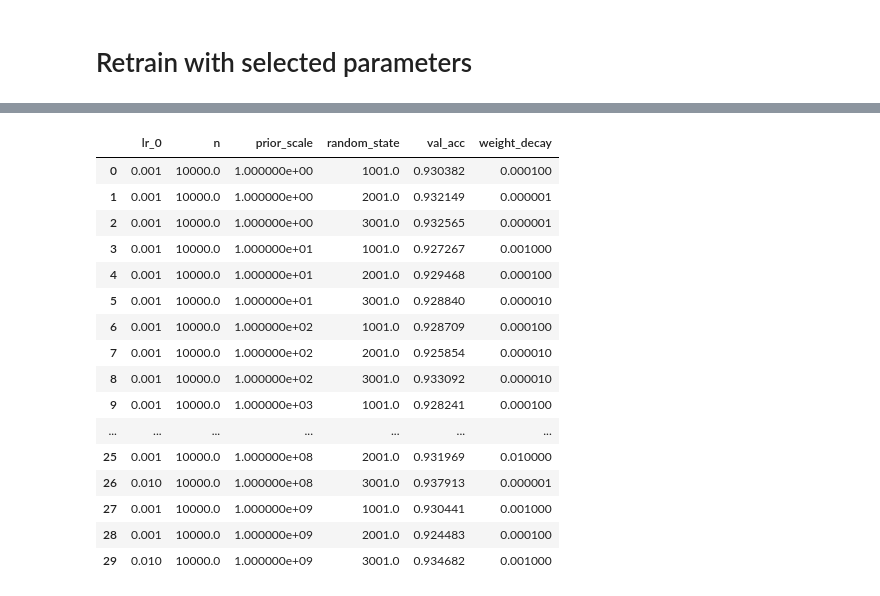
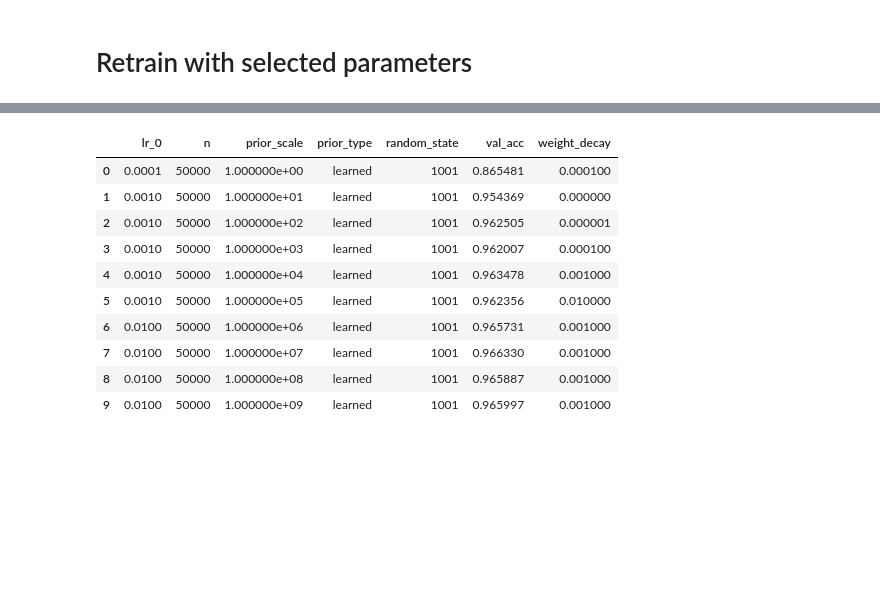
Before and after one commit to tufts-ml/bdl-transfer-learning, a Jupyter notebook: notebooks/CIFAR-10.ipynb, the cells around one changed output, grey strips where cells are left out. Drawn from its saved outputs; the diff is of its cells as text; code cells hidden in the pictures; blank space fills up the shorter version.

```diff
--- a/notebooks/CIFAR-10.ipynb
+++ b/notebooks/CIFAR-10.ipynb
@@ -53,22 +120,19 @@ print(count)
 dataset_path = '/cluster/tufts/hugheslab/eharve06/CIFAR-10'
 experiments_path = '/cluster/tufts/hugheslab/eharve06/bdl-transfer-learning/experiments/tuned_CIFAR-10'
 lr_0s = np.logspace(-1, -4, num=4)
-ns = [10, 100]
+ns = [10, 100, 1000, 10000, 50000]
 prior_path = '/cluster/tufts/hugheslab/eharve06/resnet50_ssl_prior'
 prior_scales = np.logspace(0, 9, num=10)
+prior_type = 'learned'
 random_states = [1001, 2001, 3001]
 weight_decays = np.append(np.logspace(-2, -6, num=5), 0)
 count = -1
-flag = False
 for lr_0, n, prior_scale, random_state, weight_decay in itertools.product(lr_0s, ns, prior_scales, random_states, weight_decays):
-    model_name = 'learned_lr_0={}_n={}_prior_scale={}_random_state={}_weight_decay={}'\
-    .format(lr_0, n, prior_scale, random_state, weight_decay)
-    if model_name == 'learned_lr_0=0.0001_n=100_prior_scale=1.0_random_state=2001_weight_decay=1e-06':
-        flag = True
-    if flag:
-        count += 1
-        print('    "python ../src/CIFAR10_main.py --dataset_path=\'{}\' --experiments_path=\'{}\' --learned_prior --lr_0={} --model_name=\'{}\' --n={} --prior_path=\'{}\' --prior_scale={} --random_state={} --tune --wandb --weight_decay={}"'\
-              .format(dataset_path, experiments_path, lr_0, model_name, n, prior_path, prior_scale, random_state, weight_decay))
+    model_name = '{}_lr_0={}_n={}_prior_scale={}_random_state={}_weight_decay={}'\
+    .format(prior_type, lr_0, n, prior_scale, random_state, weight_decay)
+    count += 1
+    print('    "python ../src/CIFAR10_main.py --dataset_path=\'{}\' --experiments_path=\'{}\' --lr_0={} --model_name=\'{}\' --n={} --prior_path=\'{}\' --prior_scale={} --prior_type=\'{}\' --random_state={} --tune --wandb --weight_decay={}"'\
+          .format(dataset_path, experiments_path, lr_0, model_name, n, prior_path, prior_scale, prior_type, random_state, weight_decay))
 print(count)
 # %% [output]
     "python ../src/CIFAR10_main.py --dataset_path='/cluster/tufts/hugheslab/eharve06/CIFAR-10' --experiments_path='/cluster/tufts/hugheslab/eharve06/bdl-transfer-learning/experiments/tuned_CIFAR-10' - ...
@@ -90,0 +155,19 @@ print(count)
+# %%
+dataset_path = '/cluster/tufts/hugheslab/eharve06/CIFAR-10'
+experiments_path = '/cluster/tufts/hugheslab/eharve06/bdl-transfer-learning/experiments/tuned_CIFAR-10'
+lr_0s = np.logspace(-1, -4, num=4)
+ns = [50000]
+prior_path = '/cluster/tufts/hugheslab/eharve06/resnet50_ssl_prior'
+prior_scales = np.logspace(0, 9, num=10)
+prior_type = 'learned'
+random_states = [2001, 3001]
+wandb_project = 'tuned_CIFAR-10'
+weight_decays = np.append(np.logspace(-2, -6, num=5), 0)
+count = -1
+for lr_0, n, prior_scale, random_state, weight_decay in itertools.product(lr_0s, ns, prior_scales, random_states, weight_decays):
+    model_name = '{}_lr_0={}_n={}_prior_eps=0.0_prior_scale={}_random_state={}_weight_decay={}'\
+    .format(prior_type, lr_0, n, prior_scale, random_state, weight_decay)
+    count += 1
+    print('    "python ../src/CIFAR10_main.py --dataset_path=\'{}\' --experiments_path=\'{}\' --lr_0={} --model_name=\'{}\' --n={} --prior_eps=0.0 --prior_path=\'{}\' --prior_scale={} --prior_type=\'{}\' --random_state={} --tune --wandb --wandb_project=\'{}\' --weight_decay={}"'\
+          .format(dataset_path, experiments_path, lr_0, model_name, n, prior_path, prior_scale, prior_type, random_state, wandb_project, weight_decay))
+print(count)
@@ -233,27 +301,22 @@ df
 # %%
 experiments_path = '/cluster/tufts/hugheslab/eharve06/bdl-transfer-learning/experiments/tuned_CIFAR-10'
 lr_0s = np.logspace(-1, -4, num=4)
-ns = [10000]
+ns = [50000]
 prior_scales = np.logspace(0, 9, num=10)
-random_states = [1001, 2001, 3001]
+prior_type = 'learned'
+random_states = [1001]
 weight_decays = np.append(np.logspace(-2, -6, num=5), 0)
-df = get_learned_hyperparameters(experiments_path, lr_0s, ns, prior_scales, random_states, weight_decays)
+df = get_hyperparameters(experiments_path, lr_0s, ns, prior_scales, prior_type, random_states, weight_decays)
 df
 # %% [output]
-|  | lr_0 | n | prior_scale | random_state | val_acc | weight_decay |
-| 0 | 0.001 | 10000.0 | 1.000000e+00 | 1001.0 | 0.930382 | 0.000100 |
-| 1 | 0.001 | 10000.0 | 1.000000e+00 | 2001.0 | 0.932149 | 0.000001 |
-| 2 | 0.001 | 10000.0 | 1.000000e+00 | 3001.0 | 0.932565 | 0.000001 |
-| 3 | 0.001 | 10000.0 | 1.000000e+01 | 1001.0 | 0.927267 | 0.001000 |
-| 4 | 0.001 | 10000.0 | 1.000000e+01 | 2001.0 | 0.929468 | 0.000100 |
-| 5 | 0.001 | 10000.0 | 1.000000e+01 | 3001.0 | 0.928840 | 0.000010 |
-| 6 | 0.001 | 10000.0 | 1.000000e+02 | 1001.0 | 0.928709 | 0.000100 |
-| 7 | 0.001 | 10000.0 | 1.000000e+02 | 2001.0 | 0.925854 | 0.000010 |
-| 8 | 0.001 | 10000.0 | 1.000000e+02 | 3001.0 | 0.933092 | 0.000010 |
-| 9 | 0.001 | 10000.0 | 1.000000e+03 | 1001.0 | 0.928241 | 0.000100 |
-| ... | ... | ... | ... | ... | ... | ... |
-| 25 | 0.001 | 10000.0 | 1.000000e+08 | 2001.0 | 0.931969 | 0.010000 |
-| 26 | 0.010 | 10000.0 | 1.000000e+08 | 3001.0 | 0.937913 | 0.000001 |
-| 27 | 0.001 | 10000.0 | 1.000000e+09 | 1001.0 | 0.930441 | 0.001000 |
-| 28 | 0.001 | 10000.0 | 1.000000e+09 | 2001.0 | 0.924483 | 0.000100 |
-| 29 | 0.010 | 10000.0 | 1.000000e+09 | 3001.0 | 0.934682 | 0.001000 |
+|  | lr_0 | n | prior_scale | prior_type | random_state | val_acc | weight_decay |
+| 0 | 0.0001 | 50000 | 1.000000e+00 | learned | 1001 | 0.865481 | 0.000100 |
+| 1 | 0.0010 | 50000 | 1.000000e+01 | learned | 1001 | 0.954369 | 0.000000 |
+| 2 | 0.0010 | 50000 | 1.000000e+02 | learned | 1001 | 0.962505 | 0.000001 |
+| 3 | 0.0010 | 50000 | 1.000000e+03 | learned | 1001 | 0.962007 | 0.000100 |
+| 4 | 0.0010 | 50000 | 1.000000e+04 | learned | 1001 | 0.963478 | 0.001000 |
+| 5 | 0.0010 | 50000 | 1.000000e+05 | learned | 1001 | 0.962356 | 0.010000 |
+| 6 | 0.0100 | 50000 | 1.000000e+06 | learned | 1001 | 0.965731 | 0.001000 |
+| 7 | 0.0100 | 50000 | 1.000000e+07 | learned | 1001 | 0.966330 | 0.001000 |
+| 8 | 0.0100 | 50000 | 1.000000e+08 | learned | 1001 | 0.965887 | 0.001000 |
+| 9 | 0.0100 | 50000 | 1.000000e+09 | learned | 1001 | 0.965997 | 0.001000 |
```
Also changed, not shown: parts of 14 cells of this notebook, 28 other files.
